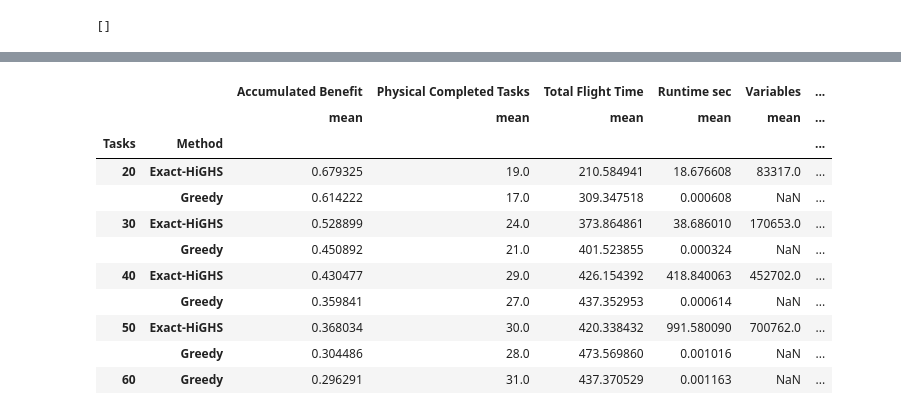
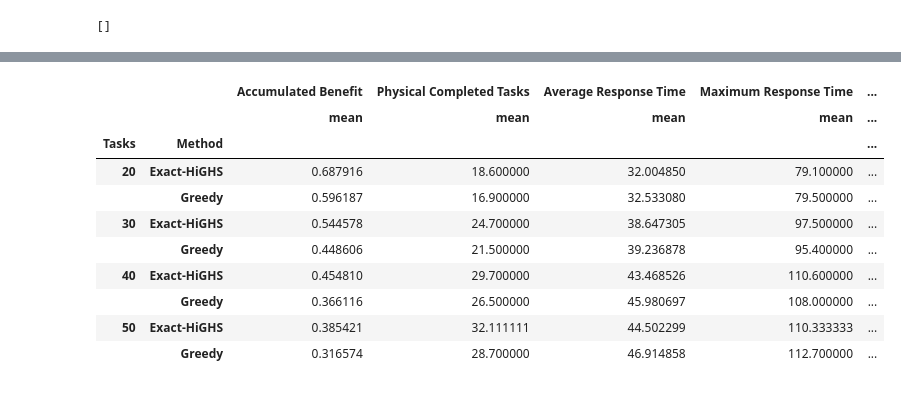
Before and after one commit to educarrascov/DISC_TESIS, a Jupyter notebook: Resuelto para Paper Doctoral/20260622_Escalamiento.ipynb, the cells around one changed output, grey strips where cells are left out. Cells and saved outputs as stored; diff of their text form; code cells hidden in the pictures.

```diff
--- a/Resuelto para Paper Doctoral/20260622_Escalamiento.ipynb
+++ b/Resuelto para Paper Doctoral/20260622_Escalamiento.ipynb
@@ -1263,35 +1263,35 @@ def compute_ttap_metrics(
         "Tasks": total_tasks,
         "Method": method_name,
         "Accumulated Benefit": accumulated_benefit,
-        #"Optimality Gap vs Exact": gap_vs_exact,
+        "Optimality Gap vs Exact": gap_vs_exact,
         "Physical Completed Tasks": physical_completed,
-        #"Physical Completion Rate": physical_completed / total_tasks,
-        #"Positive Benefit Tasks": positive_completed,
-        #"Positive Benefit Completion Rate": positive_completed / total_tasks,
-        #"Operationally Relevant Tasks": relevant_completed,
-        #"Operationally Relevant Completion Rate": relevant_completed / total_tasks,
+        "Physical Completion Rate": physical_completed / total_tasks,
+        "Positive Benefit Tasks": positive_completed,
+        "Positive Benefit Completion Rate": positive_completed / total_tasks,
+        "Operationally Relevant Tasks": relevant_completed,
+        "Operationally Relevant Completion Rate": relevant_completed / total_tasks,
         "Average Response Time": avg_response_time,
         "Maximum Response Time": max_response_time,
-        #"Makespan": makespan,
+        "Makespan": makespan,
         "Productive Time": productive_time,
         "Active Time": active_time,
-        #"Productive Utilization": productive_utilization,
-        #"Active Utilization": active_utilization,
+        "Productive Utilization": productive_utilization,
+        "Active Utilization": active_utilization,
         "Total Task Flight Time": total_task_flight,
         "Total Return Flight Time": total_return_flight,
         "Total Flight Time": total_flight,
         "Total Recovery Time": total_recovery,
         "Operational Cost Proxy": operational_cost_proxy,
-        #"Task Count Std": np.std(task_counts) if len(task_counts) > 0 else np.nan,
-        #"Task Count Gini": gini_coefficient(task_counts),
-        #"Workload Std": np.std(workloads) if len(workloads) > 0 else np.nan,
-        #"Workload Gini": gini_coefficient(workloads),
+        "Task Count Std": np.std(task_counts) if len(task_counts) > 0 else np.nan,
+        "Task Count Gini": gini_coefficient(task_counts),
+        "Workload Std": np.std(workloads) if len(workloads) > 0 else np.nan,
+        "Workload Gini": gini_coefficient(workloads),
         "Runtime sec": runtime_sec,
         "Optimal Certified": optimal,
         "MIP Gap": mip_gap,
         "Variables": variables,
         "Constraints": constraints,
-        #"Nonzeros": nonzeros,
+        "Nonzeros": nonzeros,
     }
 # %%
 # ============================================================
@@ -1559,15 +1559,15 @@ Exact route:
 # 09. INITIAL SCALING EXPERIMENT
 # ============================================================
 
-task_sizes = [20, 30, 40, 50, 60]
-seeds = [1]
-#seeds = list(range(1, 11))
+task_sizes = [20, 30, 40, 50]
+#seeds = [1]
+seeds = list(range(1, 11))
 
 df_metrics_scaling, df_logs_scaling = run_experiment_suite(
     task_sizes=task_sizes,
     seeds=seeds,
     exact_max_tasks=60,
-    exact_time_limit=1000,
+    exact_time_limit=1200,
     exact_mip_gap=1e-6,
     verbose=False,
 )
@@ -1614,38 +1625,37 @@ ttap_experiments_6helos_7areas/task_logs_scaling_default_nodes.csv
 # %%
 # ============================================================
 # SUMMARY BY TASK SIZE AND METHOD
 # ============================================================
 
 summary_by_size = (
     df_metrics_scaling
     .groupby(["Tasks", "Method"])
     .agg({
         "Accumulated Benefit": ["mean"],
         "Physical Completed Tasks": ["mean"],
-        #"Average Response Time": ["mean"],
-        #"Maximum Response Time": ["mean"],
+        "Average Response Time": ["mean"],
+        "Maximum Response Time": ["mean"],
         "Total Flight Time": ["mean"],
-        #"Operational Cost Proxy": ["mean"],
+        "Operational Cost Proxy": ["mean"],
         "Runtime sec": ["mean"],
         "Variables": ["mean"],
         "Constraints": ["mean"],
     })
 )
 
 display(summary_by_size)
 # %% [output]
-|  |  | Accumulated Benefit | Physical Completed Tasks | Total Flight Time | Runtime sec | Variables | ... |
-|  |  | mean | mean | mean | mean | mean | ... |
-| Tasks | Method |  |  |  |  |  | ... |
-| 20 | Exact-HiGHS | 0.679325 | 19.0 | 210.584941 | 18.676608 | 83317.0 | ... |
-|  | Greedy | 0.614222 | 17.0 | 309.347518 | 0.000608 | NaN | ... |
-| 30 | Exact-HiGHS | 0.528899 | 24.0 | 373.864861 | 38.686010 | 170653.0 | ... |
-|  | Greedy | 0.450892 | 21.0 | 401.523855 | 0.000324 | NaN | ... |
-| 40 | Exact-HiGHS | 0.430477 | 29.0 | 426.154392 | 418.840063 | 452702.0 | ... |
-|  | Greedy | 0.359841 | 27.0 | 437.352953 | 0.000614 | NaN | ... |
-| 50 | Exact-HiGHS | 0.368034 | 30.0 | 420.338432 | 991.580090 | 700762.0 | ... |
-|  | Greedy | 0.304486 | 28.0 | 473.569860 | 0.001016 | NaN | ... |
-| 60 | Greedy | 0.296291 | 31.0 | 437.370529 | 0.001163 | NaN | ... |
+|  |  | Accumulated Benefit | Physical Completed Tasks | Average Response Time | Maximum Response Time | ... |
+|  |  | mean | mean | mean | mean | ... |
+| Tasks | Method |  |  |  |  | ... |
+| 20 | Exact-HiGHS | 0.687916 | 18.600000 | 32.004850 | 79.100000 | ... |
+|  | Greedy | 0.596187 | 16.900000 | 32.533080 | 79.500000 | ... |
+| 30 | Exact-HiGHS | 0.544578 | 24.700000 | 38.647305 | 97.500000 | ... |
+|  | Greedy | 0.448606 | 21.500000 | 39.236878 | 95.400000 | ... |
+| 40 | Exact-HiGHS | 0.454810 | 29.700000 | 43.468526 | 110.600000 | ... |
+|  | Greedy | 0.366116 | 26.500000 | 45.980697 | 108.000000 | ... |
+| 50 | Exact-HiGHS | 0.385421 | 32.111111 | 44.502299 | 110.333333 | ... |
+|  | Greedy | 0.316574 | 28.700000 | 46.914858 | 112.700000 | ... |
 # %%
 # ============================================================
 # MEAN ± STANDARD DEVIATION PLOT
```
Also changed, not shown: parts of 15 cells of this notebook, 32 other files.
